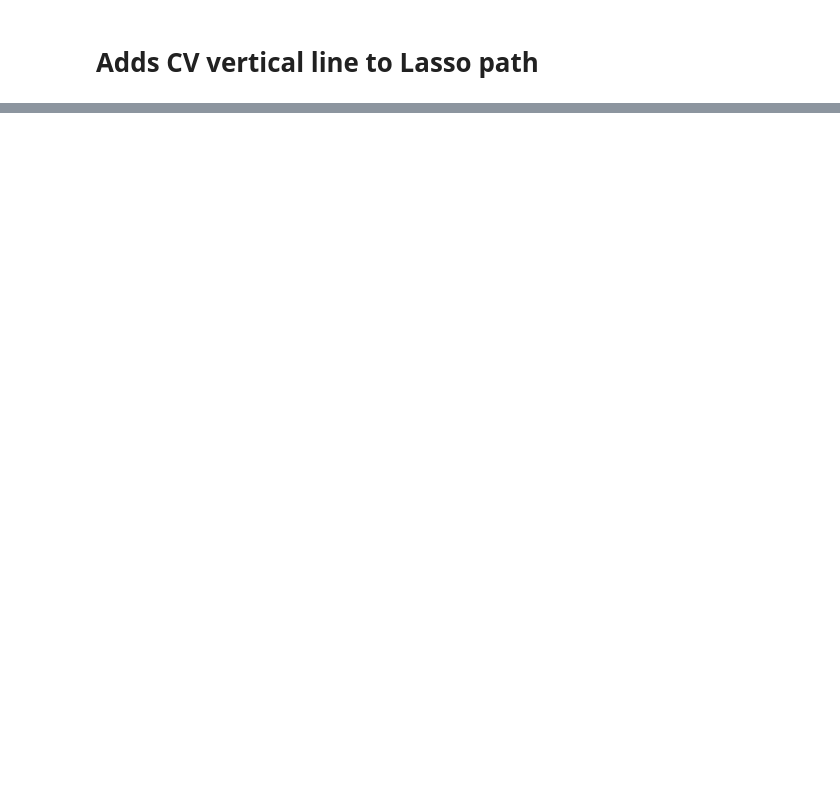
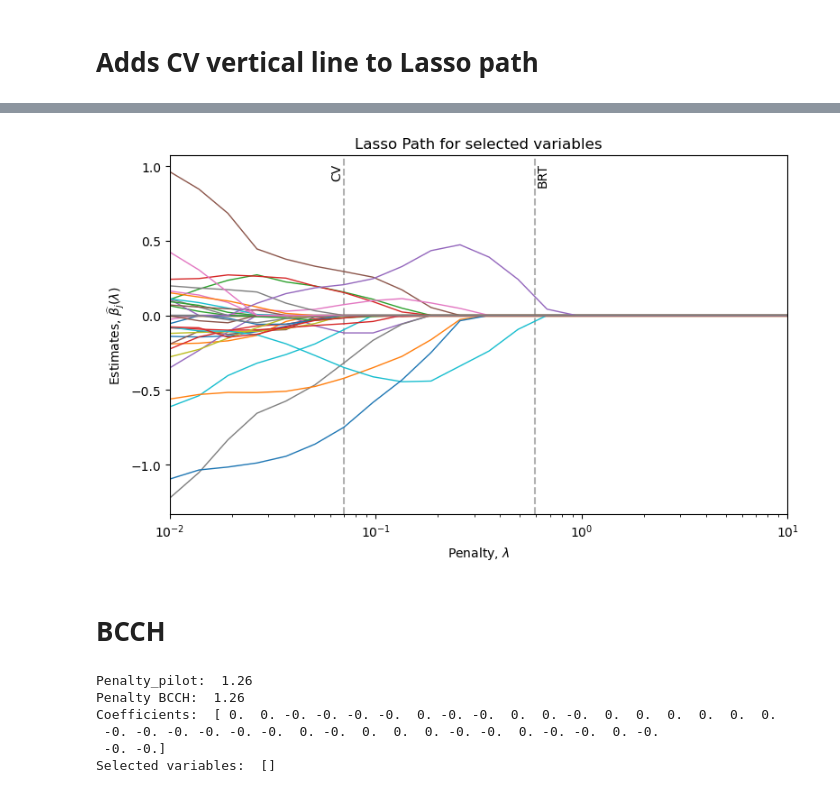
Before and after one commit to LucasJantunen/AdvMicroEconometrics, a Jupyter notebook: Project 2/getting_started.ipynb, the cells around one changed output, grey strips where cells are left out. Saved outputs shown, nothing was run; the diff lists cells and outputs as text; code cells hidden in the pictures; blank space fills up the shorter version.

```diff
--- a/Project 2/getting_started.ipynb
+++ b/Project 2/getting_started.ipynb
@@ -846,0 +860,20 @@ plot_lasso_path(penalty_grid, coefs, Xnames, vlines={'CV':penalty_CV})
+# %%
+# BRT penalty
+n,p = X.shape
+sigma = np.std(y)
+c = 1.1
+alpha = 0.05
+max_term = np.max((1/n) * np.sum((X**2),axis=0))**0.5
+print(max_term)
+penalty_BRT = c * sigma / np.sqrt(n) * norm.ppf(1 - alpha / (2*p))
+print('Penalty_BRT: ', round(penalty_BRT,2))
+
+# Implied estimates and selection
+fit_BRT = Lasso(alpha=penalty_BRT).fit(X,y)
+coeff_BRT = fit_BRT.coef_
+print('Coefficients: ', np.round(coeff_BRT, 2))
+
+# Selected variables - fixed indexing
+selected_variables_BRT = (coeff_BRT != 0)
+selected_names_BRT = [name for name, keep in zip(Xnames, selected_variables_BRT) if keep]
+print('Selected variables: ', selected_names_BRT)
@@ -846,0 +888,47 @@ plot_lasso_path(penalty_grid, coefs, Xnames, vlines={'CV':penalty_CV})
+# %%
+# Plot lasso path
+plot_lasso_path(penalty_grid, coefs, Xnames, vlines={'CV':penalty_CV, 'BRT':penalty_BRT})
+# %% [output]
+[figure, added]
+# %% [markdown]
+# BCCH
+# %%
+# BCCH pilot penalty
+n,p = X.shape
+c = 1.1
+alpha = 0.05
+yXscale = (np.max((X.T ** 2) @ ((y-np.mean(y)) ** 2) / n)) ** 0.5
+penalty_pilot = c / np.sqrt(n) * norm.ppf(1-alpha/(2*p)) * yXscale # Note: Have divided by 2 due to Python definition of Lasso
+print('Penalty_pilot: ', round(penalty_pilot, 2))
+
+# Pilot estimates
+#Create predicted value using Lasso
+pred = Lasso(alpha=penalty_pilot).fit(X,y).predict(X)
+
+# Alternative: Manually
+coeff_pilot = Lasso(alpha=penalty_pilot).fit(X,y).coef_
+coef_intercept = Lasso(alpha=penalty_pilot).fit(X,y).intercept_
+pred = (coef_intercept + X@coeff_pilot)
+
+# Updated penalty
+eps = y - pred
+epsXscale = (np.max((X.T ** 2) @ (eps ** 2) / n)) ** 0.5
+penalty_BCCH = c*norm.ppf(1-alpha/(2*p))*epsXscale/np.sqrt(n)
+print('Penalty BCCH: ', round(penalty_BCCH, 2))
+
+# Updated estimates
+fit_BCCH = Lasso(alpha=penalty_BCCH).fit(X,y)
+coeff_BCCH = fit_BCCH.coef_
+print('Coefficients: ', np.round(coeff_BCCH, 2))
+
+# Selected variables
+selected_variables_BCCH = (coeff_BCCH != 0)
+selected_names_BCCH = [name for name, keep in zip(Xnames, selected_variables_BCCH) if keep]
+print('Selected variables: ', selected_names_BCCH)
+# %% [output]
+Penalty_pilot:  1.26
+Penalty BCCH:  1.26
+Coefficients:  [ 0.  0. -0. -0. -0. -0.  0. -0. -0.  0.  0. -0.  0.  0.  0.  0.  0.  0.
+ -0. -0. -0. -0. -0. -0.  0. -0.  0.  0.  0. -0. -0.  0. -0. -0.  0. -0.
+ -0. -0.]
+Selected variables:  []
```
Also changed, not shown: parts of 15 cells of this notebook, 1 other file.
